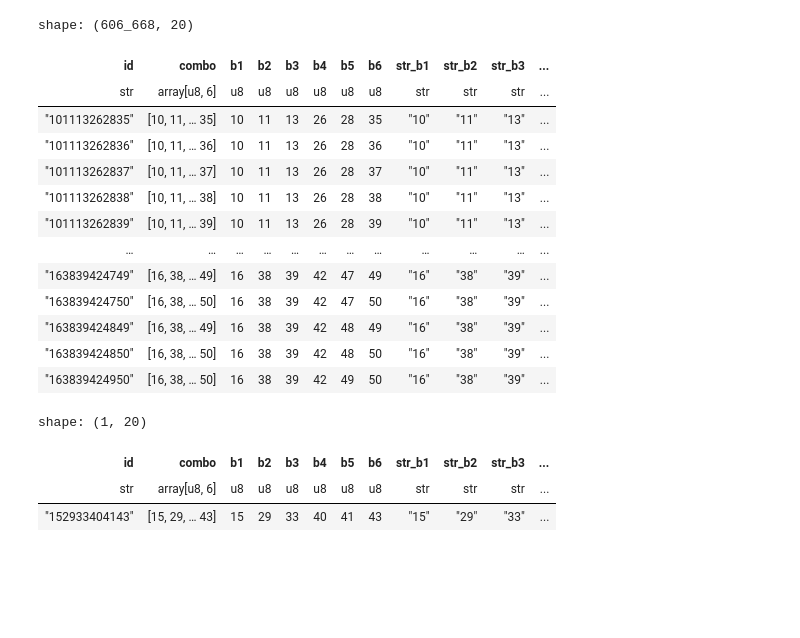
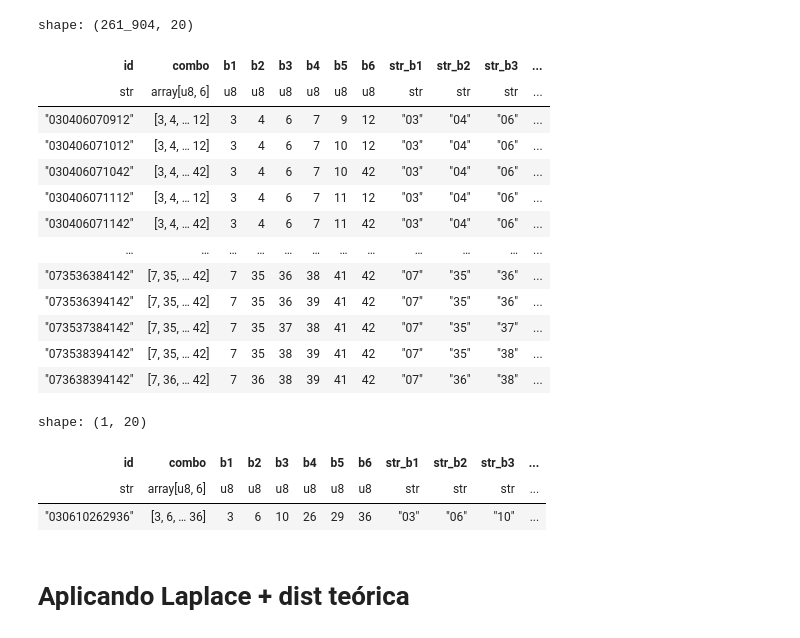
Before and after one commit to coins5/tinkapp.v4, a Jupyter notebook: explore_bolillas_v3_TNK.ipynb, the cells around one changed output. Cells and saved outputs as stored; diff of their text form; code cells hidden in the pictures; blank space fills up the shorter version.

Commit message:
laplace + teorico

```diff
--- a/explore_bolillas_v3_TNK.ipynb
+++ b/explore_bolillas_v3_TNK.ipynb
@@ -681,47 +677,50 @@ else:
 # %%
 # possible_b1, exclude_jump_maps_b1
 df_possible = df_Orows.filter(
-  pl.col("str_b1").is_in(["10", "11", "12", "13", "14", "15", "16"]),
+  # pl.col("str_b1").is_in(["10", "11", "12", "13", "14", "15", "16"]),
+  pl.col("str_b1").is_in(["03", "04", "06", "07",]),
   # pl.col("str_b1").is_in(possible_b1),
   # pl.col("str_b2").is_in(possible_b2),
   # pl.col("str_b3").is_in(possible_b3),
   # pl.col("str_b4").is_in(possible_b4),
   # pl.col("str_b5").is_in(possible_b5),
   # pl.col("str_b6").is_in(possible_blast),
 
   # ~pl.col("str_b1").is_in(last_post_b1),
   ~pl.col("str_b2").is_in(last_post_b2 + ["40", "41", "42", "43", "44", "45", "46", "47", "48", "49"]),
   ~pl.col("str_b3").is_in(last_post_b3 + ["40", "41", "42", "43", "44", "45", "46", "47", "48", "49"]),
   ~pl.col("str_b4").is_in(last_post_b4 + ["10", "11", "12", "13", "14", "15", "16", "17", "18", "19", "20", "21", "22", "23", "24", "25"]),
   ~pl.col("str_b5").is_in(last_post_b5 + ["27"]),
-  ~pl.col("str_b6").is_in(last_post_blast + ["20", "21", "22", "23", "24", "25", "26", "27", "28", "29", "30", "31", "32", "33", "34"]),
+  ~pl.col("str_b6").is_in(last_post_blast + ["20", "21", "22", "23", "24", "25", "26", "27", "28", "29", "30", "31", "32", "33", "34", "45", "46", "47", "48", "49", "50"]),
 
   ~pl.col("jumps_map").is_in(exclude_jump_maps_b1 + exclude_jump_maps_b2 + exclude_jump_maps_b3 + exclude_jump_maps_b4 + exclude_jump_maps_b5 + exclude_jump_maps_blast),
   # ~pl.col("jumps_map").is_in(exclude_jump_maps_b1 + exclude_jump_maps_b2 + exclude_jump_maps_blast),
   pl.col("is_rare_combination") == False
 )
 
 
 display(df_possible)
 # %% [output]
-shape: (606_668, 20)
+shape: (261_904, 20)
 | id | combo | b1 | b2 | b3 | b4 | b5 | b6 | str_b1 | str_b2 | str_b3 | ... |
 | str | array[u8, 6] | u8 | u8 | u8 | u8 | u8 | u8 | str | str | str | ... |
-| "101113262835" | [10, 11, … 35] | 10 | 11 | 13 | 26 | 28 | 35 | "10" | "11" | "13" | ... |
-| "101113262836" | [10, 11, … 36] | 10 | 11 | 13 | 26 | 28 | 36 | "10" | "11" | "13" | ... |
-| "101113262837" | [10, 11, … 37] | 10 | 11 | 13 | 26 | 28 | 37 | "10" | "11" | "13" | ... |
-| "101113262838" | [10, 11, … 38] | 10 | 11 | 13 | 26 | 28 | 38 | "10" | "11" | "13" | ... |
-| "101113262839" | [10, 11, … 39] | 10 | 11 | 13 | 26 | 28 | 39 | "10" | "11" | "13" | ... |
+| "030406070912" | [3, 4, … 12] | 3 | 4 | 6 | 7 | 9 | 12 | "03" | "04" | "06" | ... |
+| "030406071012" | [3, 4, … 12] | 3 | 4 | 6 | 7 | 10 | 12 | "03" | "04" | "06" | ... |
+| "030406071042" | [3, 4, … 42] | 3 | 4 | 6 | 7 | 10 | 42 | "03" | "04" | "06" | ... |
+| "030406071112" | [3, 4, … 12] | 3 | 4 | 6 | 7 | 11 | 12 | "03" | "04" | "06" | ... |
+| "030406071142" | [3, 4, … 42] | 3 | 4 | 6 | 7 | 11 | 42 | "03" | "04" | "06" | ... |
 | … | … | … | … | … | … | … | … | … | … | … | ... |
-| "163839424749" | [16, 38, … 49] | 16 | 38 | 39 | 42 | 47 | 49 | "16" | "38" | "39" | ... |
-| "163839424750" | [16, 38, … 50] | 16 | 38 | 39 | 42 | 47 | 50 | "16" | "38" | "39" | ... |
-| "163839424849" | [16, 38, … 49] | 16 | 38 | 39 | 42 | 48 | 49 | "16" | "38" | "39" | ... |
-| "163839424850" | [16, 38, … 50] | 16 | 38 | 39 | 42 | 48 | 50 | "16" | "38" | "39" | ... |
-| "163839424950" | [16, 38, … 50] | 16 | 38 | 39 | 42 | 49 | 50 | "16" | "38" | "39" | ... |
+| "073536384142" | [7, 35, … 42] | 7 | 35 | 36 | 38 | 41 | 42 | "07" | "35" | "36" | ... |
+| "073536394142" | [7, 35, … 42] | 7 | 35 | 36 | 39 | 41 | 42 | "07" | "35" | "36" | ... |
+| "073537384142" | [7, 35, … 42] | 7 | 35 | 37 | 38 | 41 | 42 | "07" | "35" | "37" | ... |
+| "073538394142" | [7, 35, … 42] | 7 | 35 | 38 | 39 | 41 | 42 | "07" | "35" | "38" | ... |
+| "073638394142" | [7, 36, … 42] | 7 | 36 | 38 | 39 | 41 | 42 | "07" | "36" | "38" | ... |
 # %%
 df_possible.sample(n=1)
 # %% [output]
 shape: (1, 20)
 | id | combo | b1 | b2 | b3 | b4 | b5 | b6 | str_b1 | str_b2 | str_b3 | ... |
 | str | array[u8, 6] | u8 | u8 | u8 | u8 | u8 | u8 | str | str | str | ... |
-| "152933404143" | [15, 29, … 43] | 15 | 29 | 33 | 40 | 41 | 43 | "15" | "29" | "33" | ... |
+| "030610262936" | [3, 6, … 36] | 3 | 6 | 10 | 26 | 29 | 36 | "03" | "06" | "10" | ... |
+# %% [markdown]
+# Aplicando Laplace + dist teórica
```
Also changed, not shown: parts of 10 cells of this notebook, 4 other files.
